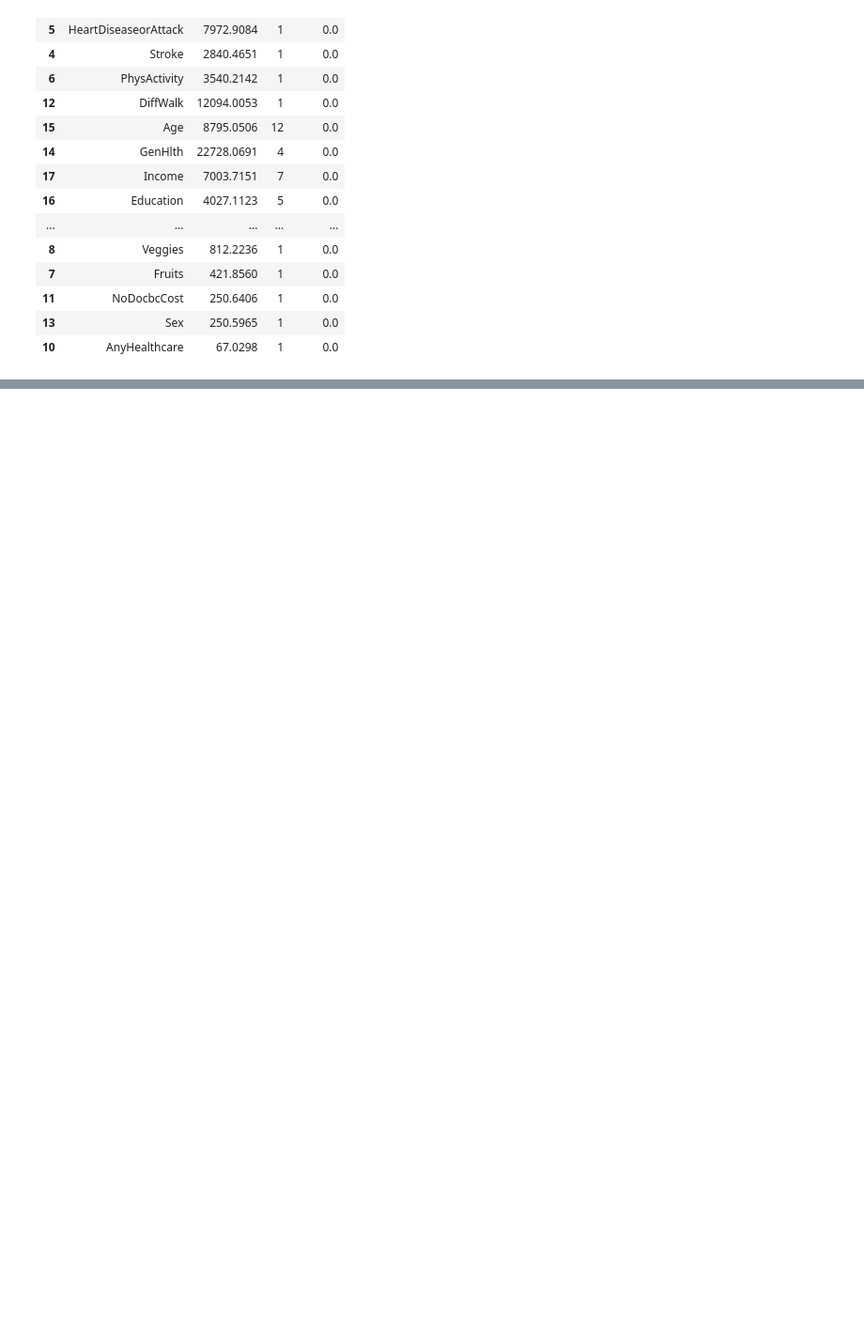
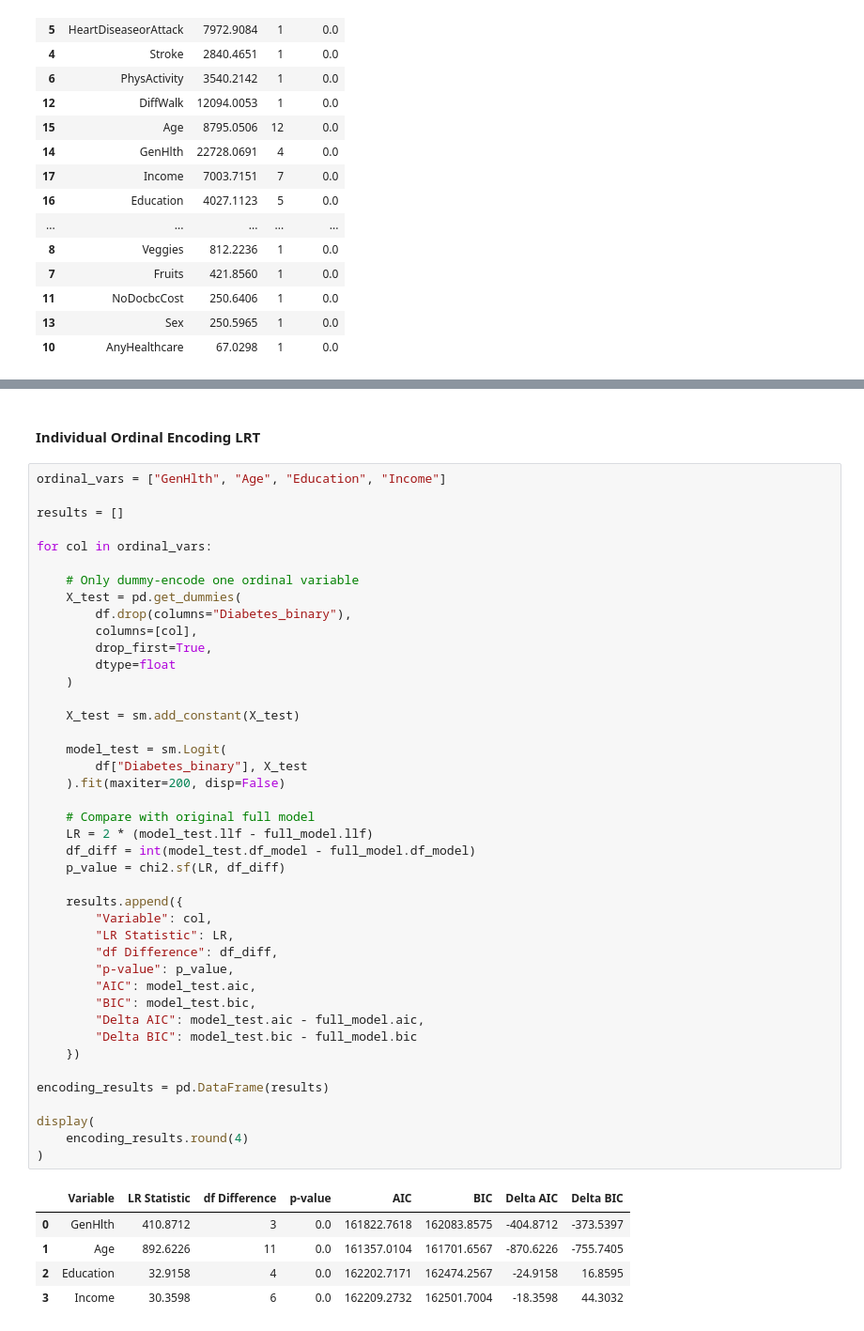
Before and after one commit to kurochan1901/115-1_Data-Analysis-and-Modeling, a Jupyter notebook: HW2/HW2.ipynb, the cells around one changed output, grey strips where cells are left out. Shown at 94% size. Drawn from its saved outputs; the diff is of its cells as text; blank space fills up the shorter version.

```diff
--- a/HW2/HW2.ipynb
+++ b/HW2/HW2.ipynb
@@ -808,0 +1011,50 @@ display(
+# %% [markdown]
+#### Individual Ordinal Encoding LRT
+# %%
+ordinal_vars = ["GenHlth", "Age", "Education", "Income"]
+
+results = []
+
+for col in ordinal_vars:
+
+    # Only dummy-encode one ordinal variable
+    X_test = pd.get_dummies(
+        df.drop(columns="Diabetes_binary"),
+        columns=[col],
+        drop_first=True,
+        dtype=float
+    )
+
+    X_test = sm.add_constant(X_test)
+
+    model_test = sm.Logit(
+        df["Diabetes_binary"], X_test
+    ).fit(maxiter=200, disp=False)
+
+    # Compare with original full model
+    LR = 2 * (model_test.llf - full_model.llf)
+    df_diff = int(model_test.df_model - full_model.df_model)
+    p_value = chi2.sf(LR, df_diff)
+
+    results.append({
+        "Variable": col,
+        "LR Statistic": LR,
+        "df Difference": df_diff,
+        "p-value": p_value,
+        "AIC": model_test.aic,
+        "BIC": model_test.bic,
+        "Delta AIC": model_test.aic - full_model.aic,
+        "Delta BIC": model_test.bic - full_model.bic
+    })
+
+encoding_results = pd.DataFrame(results)
+
+display(
+    encoding_results.round(4)
+)
+# %% [output]
+|  | Variable | LR Statistic | df Difference | p-value | AIC | BIC | Delta AIC | Delta BIC |
+| 0 | GenHlth | 410.8712 | 3 | 0.0 | 161822.7618 | 162083.8575 | -404.8712 | -373.5397 |
+| 1 | Age | 892.6226 | 11 | 0.0 | 161357.0104 | 161701.6567 | -870.6226 | -755.7405 |
+| 2 | Education | 32.9158 | 4 | 0.0 | 162202.7171 | 162474.2567 | -24.9158 | 16.8595 |
+| 3 | Income | 30.3598 | 6 | 0.0 | 162209.2732 | 162501.7004 | -18.3598 | 44.3032 |
```
Also changed, not shown: parts of 18 cells of this notebook.
